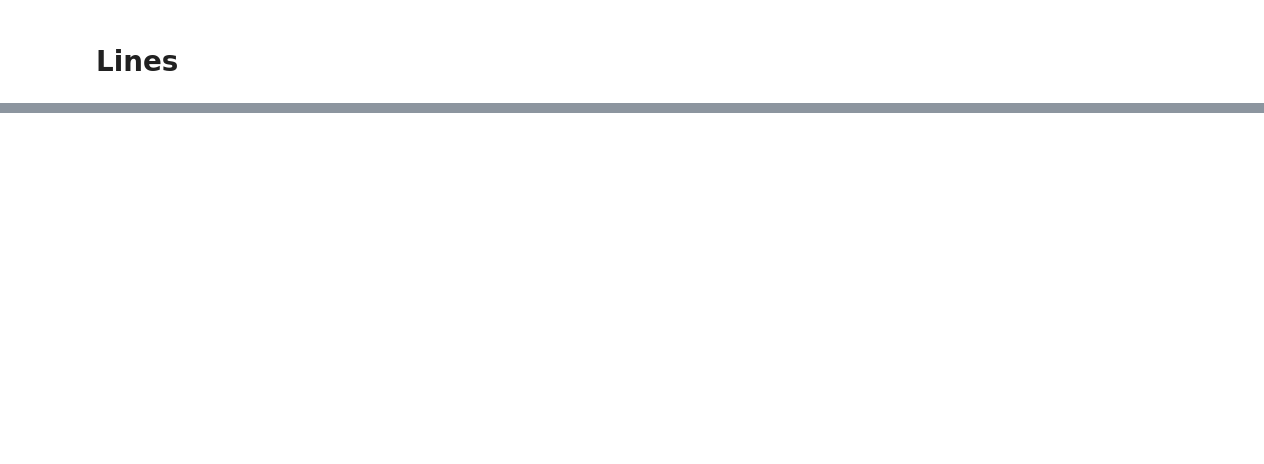
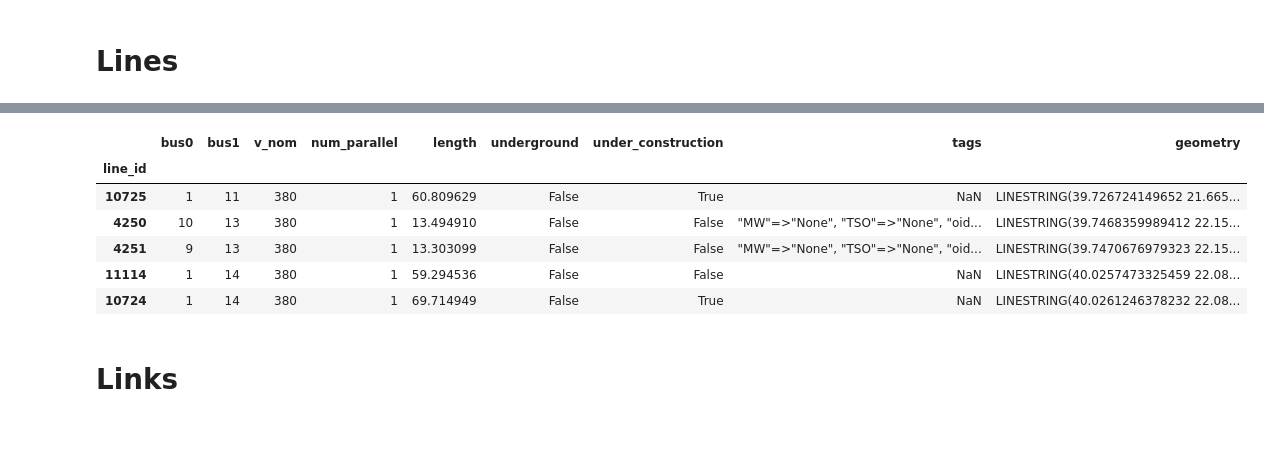
Before and after one commit to grecht/tyndp_to_pypsa, a Jupyter notebook: to_pypsa_testing.ipynb, the cells around one changed output, grey strips where cells are left out. Drawn from its saved outputs; the diff is of its cells as text; code cells hidden in the pictures; blank space fills up the shorter version.

```diff
--- a/to_pypsa_testing.ipynb
+++ b/to_pypsa_testing.ipynb
@@ -291,0 +352,12 @@ lines.loc[~lines.tags.isna()].iloc[50].tags
+# %%
+lines.head()
+# %% [output]
+|  | bus0 | bus1 | v_nom | num_parallel | length | underground | under_construction | tags | geometry |
+| line_id |  |  |  |  |  |  |  |  |  |
+| 10725 | 1 | 11 | 380 | 1 | 60.809629 | False | True | NaN | LINESTRING(39.726724149652 21.665... |
+| 4250 | 10 | 13 | 380 | 1 | 13.494910 | False | False | "MW"=>"None", "TSO"=>"None", "oid... | LINESTRING(39.7468359989412 22.15... |
+| 4251 | 9 | 13 | 380 | 1 | 13.303099 | False | False | "MW"=>"None", "TSO"=>"None", "oid... | LINESTRING(39.7470676979323 22.15... |
+| 11114 | 1 | 14 | 380 | 1 | 59.294536 | False | False | NaN | LINESTRING(40.0257473325459 22.08... |
+| 10724 | 1 | 14 | 380 | 1 | 69.714949 | False | True | NaN | LINESTRING(40.0261246378232 22.08... |
+# %% [markdown]
+# Links
```
Also changed, not shown: parts of 13 cells of this notebook.
